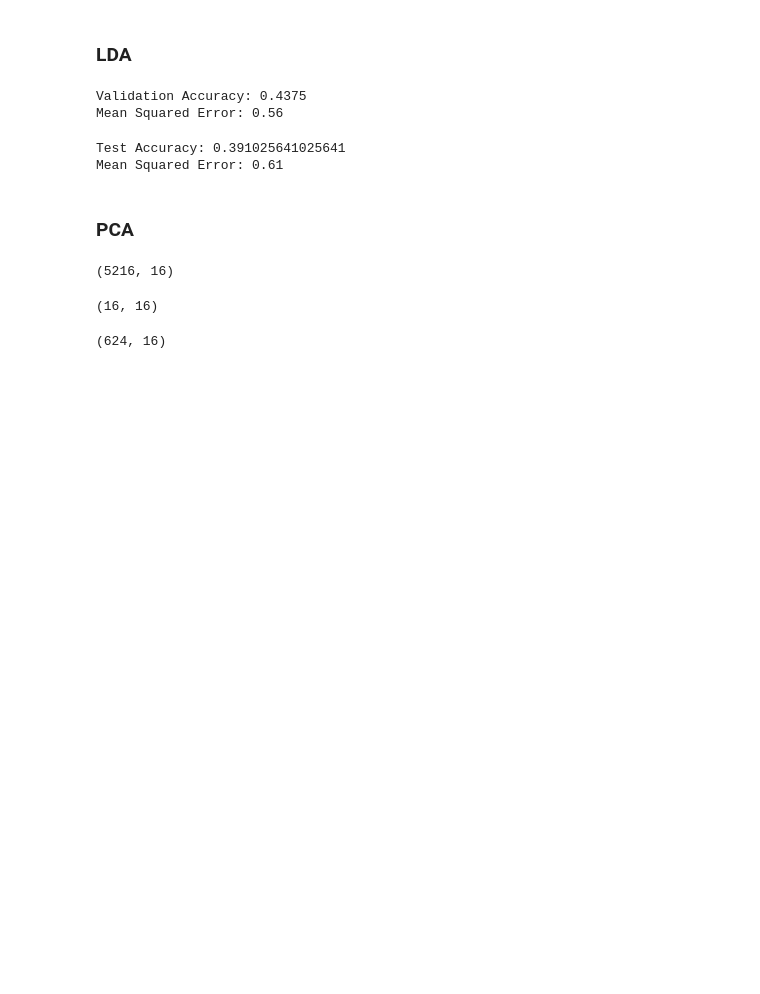
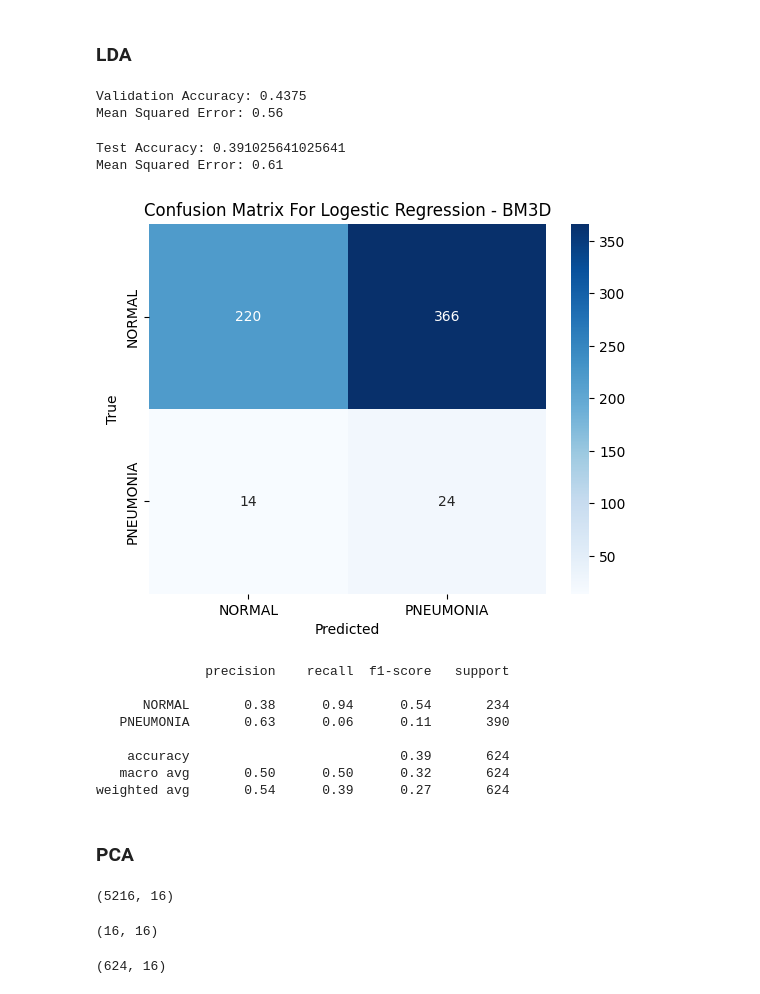
Before and after one commit to dawlattt/denoising-pneumonia, a Jupyter notebook: Logistic_Regression/logistic_regression_bm3d.ipynb, the cells around one changed output. Cells and saved outputs as stored; diff of their text form; code cells hidden in the pictures; blank space fills up the shorter version.

```diff
--- a/Logistic_Regression/logistic_regression_bm3d.ipynb
+++ b/Logistic_Regression/logistic_regression_bm3d.ipynb
@@ -128,19 +157,21 @@ print(f'Mean Squared Error: {mse:.2f}')
 # %% [output]
 Validation Accuracy: 0.4375
 Mean Squared Error: 0.56
-# %%
-# Make predictions on the test set
-y_pred_test = logreg_model.predict(X_test_lda)
-
-# Evaluate the model on the test set
-accuracy_test = sklearn.metrics.accuracy_score(y_test, y_pred_test)
-mse = mean_squared_error(y_test, y_pred_test)
-
-print(f"Test Accuracy: {accuracy_test}")
-print(f'Mean Squared Error: {mse:.2f}')
-# %% [output]
-Test Accuracy: 0.391025641025641
-Mean Squared Error: 0.61
+# %%
+# Evalutaing the model on the test set
+evaluate(logreg_model, X_test_lda, y_test)
+# %% [output]
+Test Accuracy: 0.391025641025641
+Mean Squared Error: 0.61
+[figure, added]
+              precision    recall  f1-score   support
+
+      NORMAL       0.38      0.94      0.54       234
+   PNEUMONIA       0.63      0.06      0.11       390
+
+    accuracy                           0.39       624
+   macro avg       0.50      0.50      0.32       624
+weighted avg       0.54      0.39      0.27       624
 # %% [markdown]
 ### PCA
 # %%
```
Also changed, not shown: parts of 15 cells of this notebook, 4 other files.
